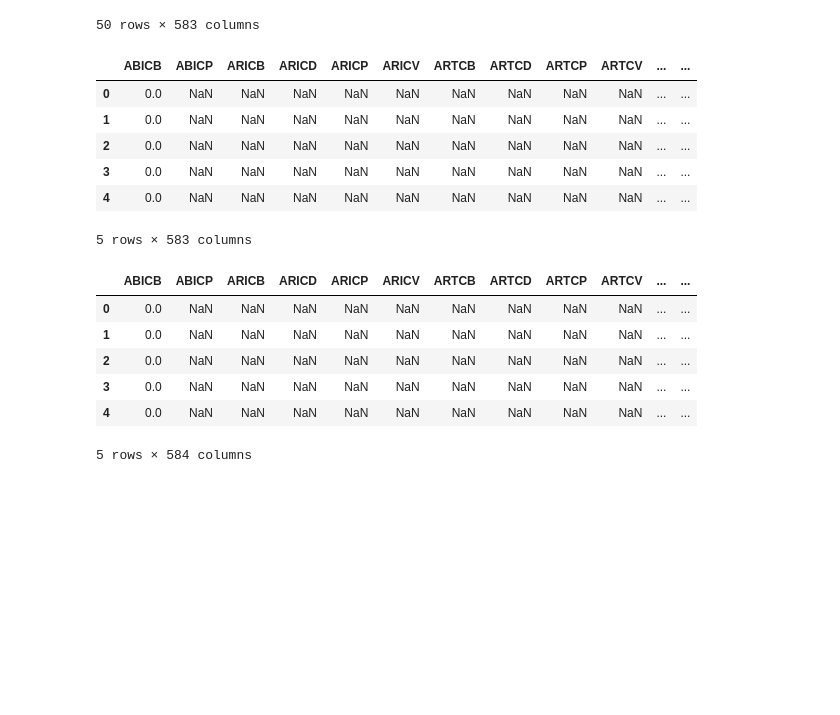
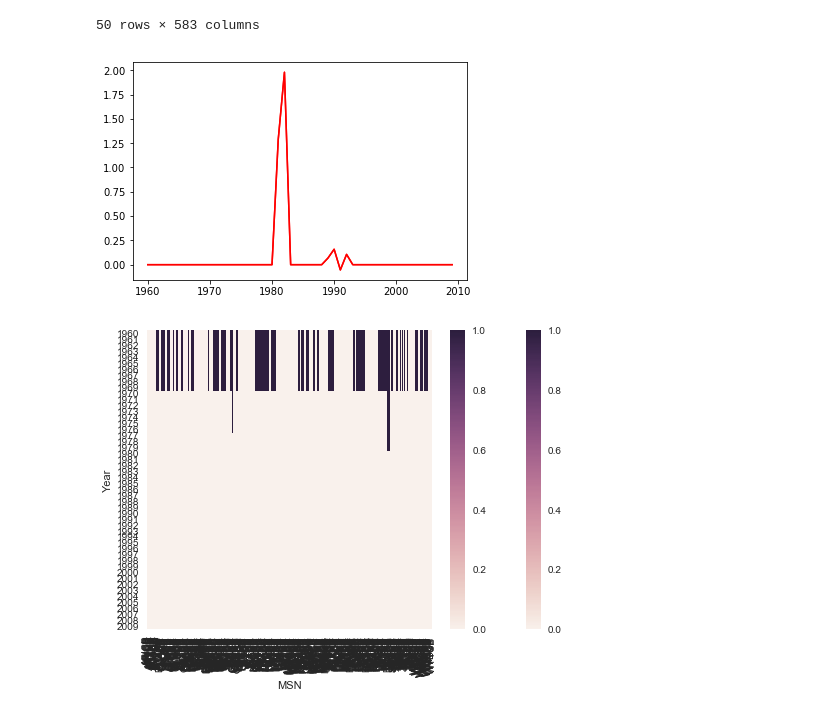
Before and after one commit to charmoniumQ/MCM-2018, a Jupyter notebook: MCM-Data-Analysis.ipynb, the cells around one changed output. Saved outputs shown, nothing was run; the diff lists cells and outputs as text; code cells hidden in the pictures; blank space fills up the shorter version.

Commit message:
Added a heatmap for null values

```diff
--- a/MCM-Data-Analysis.ipynb
+++ b/MCM-Data-Analysis.ipynb
@@ -91,10 +88,0 @@ for column in variable_columns:
-# %%
-AZ_data_reformatted.head()
-# %% [output]
-|  | ABICB | ABICP | ARICB | ARICD | ARICP | ARICV | ARTCB | ARTCD | ARTCP | ARTCV | ... | ... |
-| 0 | 0.0 | NaN | NaN | NaN | NaN | NaN | NaN | NaN | NaN | NaN | ... | ... |
-| 1 | 0.0 | NaN | NaN | NaN | NaN | NaN | NaN | NaN | NaN | NaN | ... | ... |
-| 2 | 0.0 | NaN | NaN | NaN | NaN | NaN | NaN | NaN | NaN | NaN | ... | ... |
-| 3 | 0.0 | NaN | NaN | NaN | NaN | NaN | NaN | NaN | NaN | NaN | ... | ... |
-| 4 | 0.0 | NaN | NaN | NaN | NaN | NaN | NaN | NaN | NaN | NaN | ... | ... |
-5 rows × 583 columns
@@ -103,10 +89,10 @@ AZ_data_reformatted['Year'] = AZ_data['Year'].unique()
-# %%
-AZ_data_reformatted.head()
-# %% [output]
-|  | ABICB | ABICP | ARICB | ARICD | ARICP | ARICV | ARTCB | ARTCD | ARTCP | ARTCV | ... | ... |
-| 0 | 0.0 | NaN | NaN | NaN | NaN | NaN | NaN | NaN | NaN | NaN | ... | ... |
-| 1 | 0.0 | NaN | NaN | NaN | NaN | NaN | NaN | NaN | NaN | NaN | ... | ... |
-| 2 | 0.0 | NaN | NaN | NaN | NaN | NaN | NaN | NaN | NaN | NaN | ... | ... |
-| 3 | 0.0 | NaN | NaN | NaN | NaN | NaN | NaN | NaN | NaN | NaN | ... | ... |
-| 4 | 0.0 | NaN | NaN | NaN | NaN | NaN | NaN | NaN | NaN | NaN | ... | ... |
-5 rows × 584 columns
+# %%
+plt.plot(data['AZ']['ABICB'], color='red')
+plt.show()
+# %% [output]
+[figure, added]
+# %%
+sns.heatmap(data['AZ'].isnull())
+plt.show()
+# %% [output]
+[figure, added]
```
Also changed, not shown: parts of 8 cells of this notebook, 1 other file.
